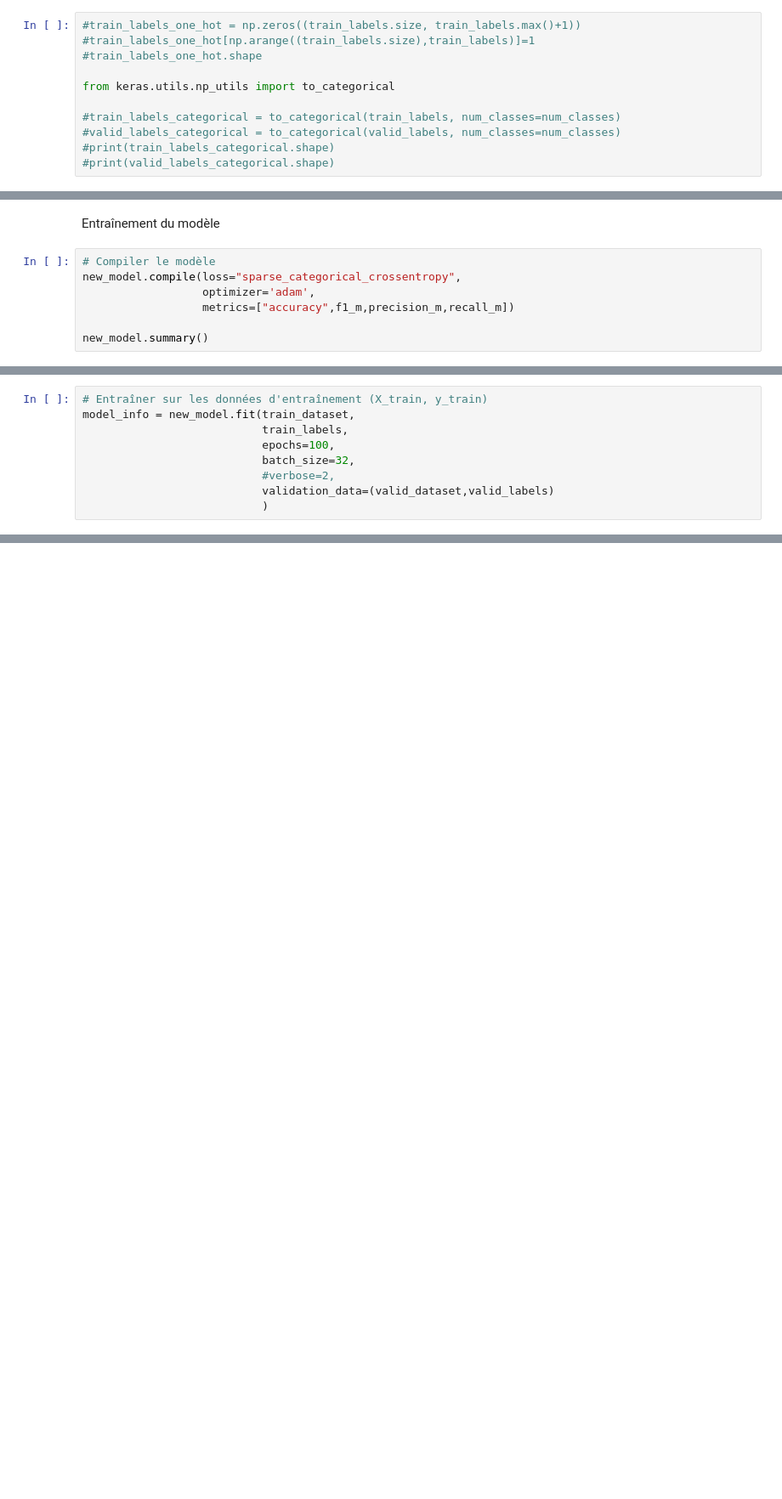
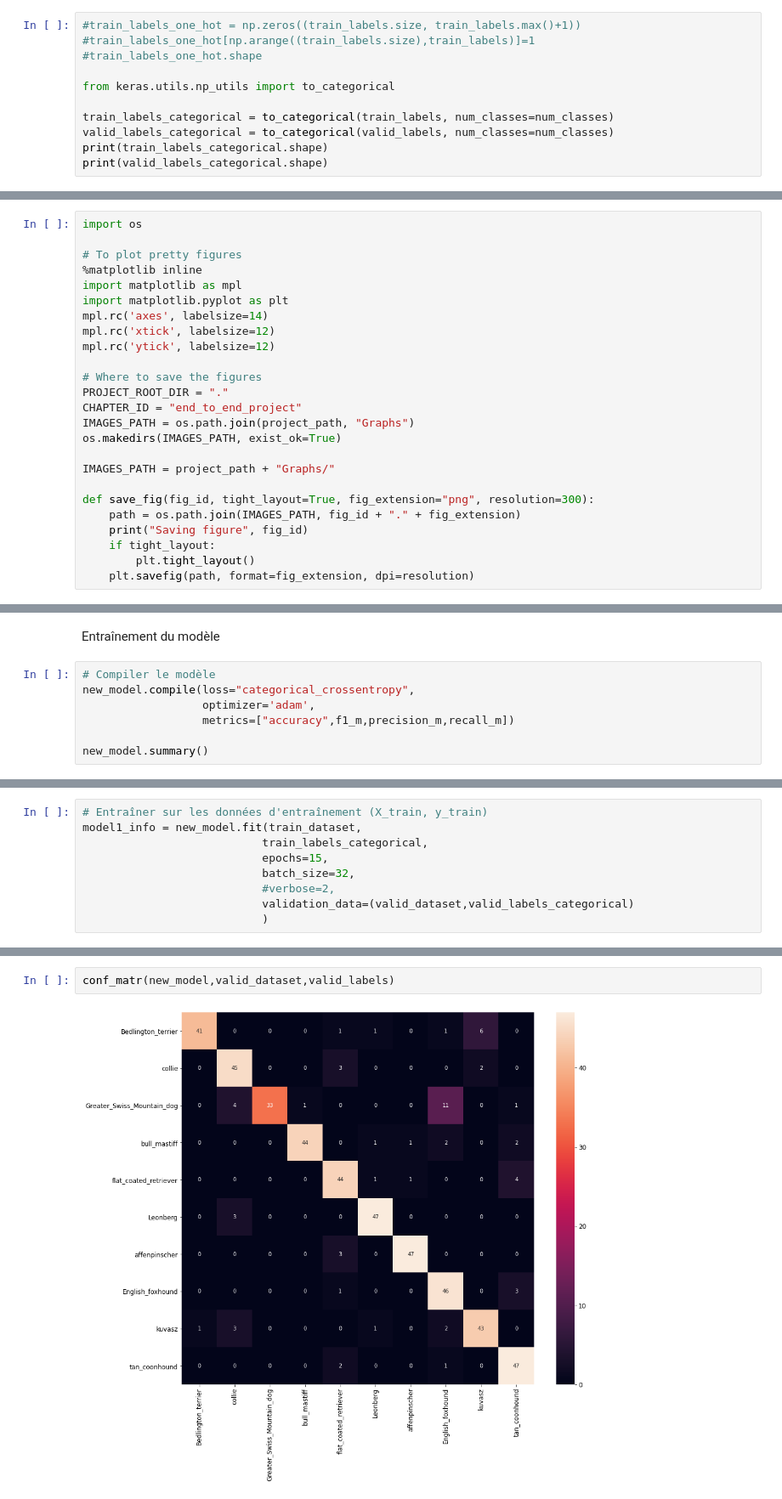
Before and after one commit to fedecabre/P6_Classez_des_images, a Jupyter notebook: notebooks/P6_01_notebook.ipynb, the cells around one changed output, grey strips where cells are left out. Shown at 85% size. Drawn from its saved outputs; the diff is of its cells as text; blank space fills up the shorter version.

```diff
--- a/notebooks/P6_01_notebook.ipynb
+++ b/notebooks/P6_01_notebook.ipynb
@@ -203,8 +243,8 @@ print(valid_labels.shape)
 
 from keras.utils.np_utils import to_categorical
 
-#train_labels_categorical = to_categorical(train_labels, num_classes=num_classes)
-#valid_labels_categorical = to_categorical(valid_labels, num_classes=num_classes)
-#print(train_labels_categorical.shape)
-#print(valid_labels_categorical.shape)
+train_labels_categorical = to_categorical(train_labels, num_classes=num_classes)
+valid_labels_categorical = to_categorical(valid_labels, num_classes=num_classes)
+print(train_labels_categorical.shape)
+print(valid_labels_categorical.shape)
 # %% [output]
@@ -235,5 +327,30 @@ def f1_m(y_true, y_pred):
 # %% [markdown]
 ## Fonctions d'affichage
+# %%
+import os
+
+# To plot pretty figures
+%matplotlib inline
+import matplotlib as mpl
+import matplotlib.pyplot as plt
+mpl.rc('axes', labelsize=14)
+mpl.rc('xtick', labelsize=12)
+mpl.rc('ytick', labelsize=12)
+
+# Where to save the figures
+PROJECT_ROOT_DIR = "."
+CHAPTER_ID = "end_to_end_project"
+IMAGES_PATH = os.path.join(project_path, "Graphs")
+os.makedirs(IMAGES_PATH, exist_ok=True)
+
+IMAGES_PATH = project_path + "Graphs/"
+
+def save_fig(fig_id, tight_layout=True, fig_extension="png", resolution=300):
+    path = os.path.join(IMAGES_PATH, fig_id + "." + fig_extension)
+    print("Saving figure", fig_id)
+    if tight_layout:
+        plt.tight_layout()
+    plt.savefig(path, format=fig_extension, dpi=resolution)
 # %%
 import matplotlib.pyplot as plt
 
@@ -304,7 +445,7 @@ new_model = Model(inputs=model.input, outputs=predictions)
 Entraînement du modèle
 # %%
 # Compiler le modèle
-new_model.compile(loss="sparse_categorical_crossentropy",
+new_model.compile(loss="categorical_crossentropy",
                   optimizer='adam',
                   metrics=["accuracy",f1_m,precision_m,recall_m])
 
@@ -330,9 +473,9 @@ _________________________________________________________________
 # %%
 # Entraîner sur les données d'entraînement (X_train, y_train)
-model_info = new_model.fit(train_dataset,
-                           train_labels,
-                           epochs=100,
+model1_info = new_model.fit(train_dataset,
+                           train_labels_categorical,
+                           epochs=15,
                            batch_size=32,
                            #verbose=2,
-                           validation_data=(valid_dataset,valid_labels)
+                           validation_data=(valid_dataset,valid_labels_categorical)
                            )
@@ -342,0 +536,4 @@ plot_accuracy(model_info,acc_max=7)
+# %%
+conf_matr(new_model,valid_dataset,valid_labels)
+# %% [output]
+[figure, added]
```
Also changed, not shown: parts of 40 cells of this notebook.
